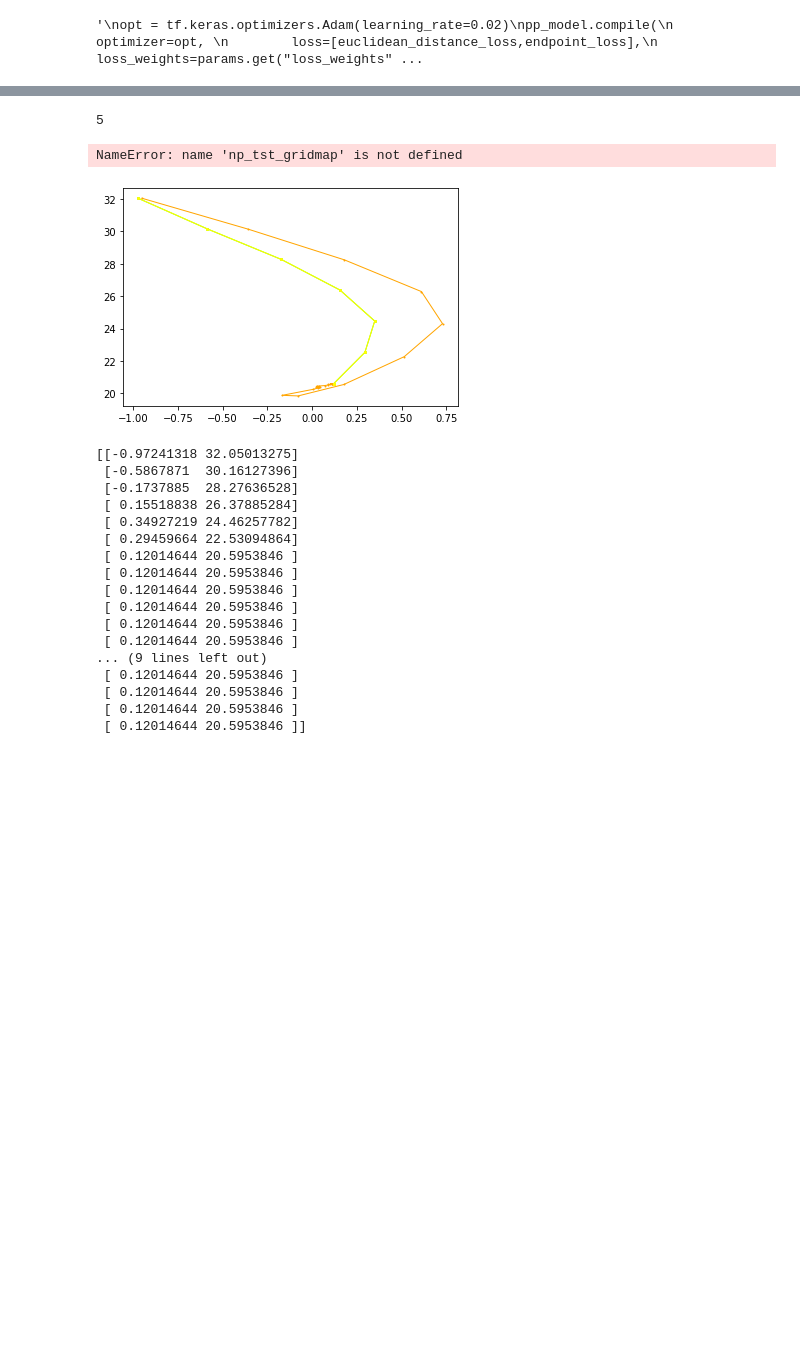
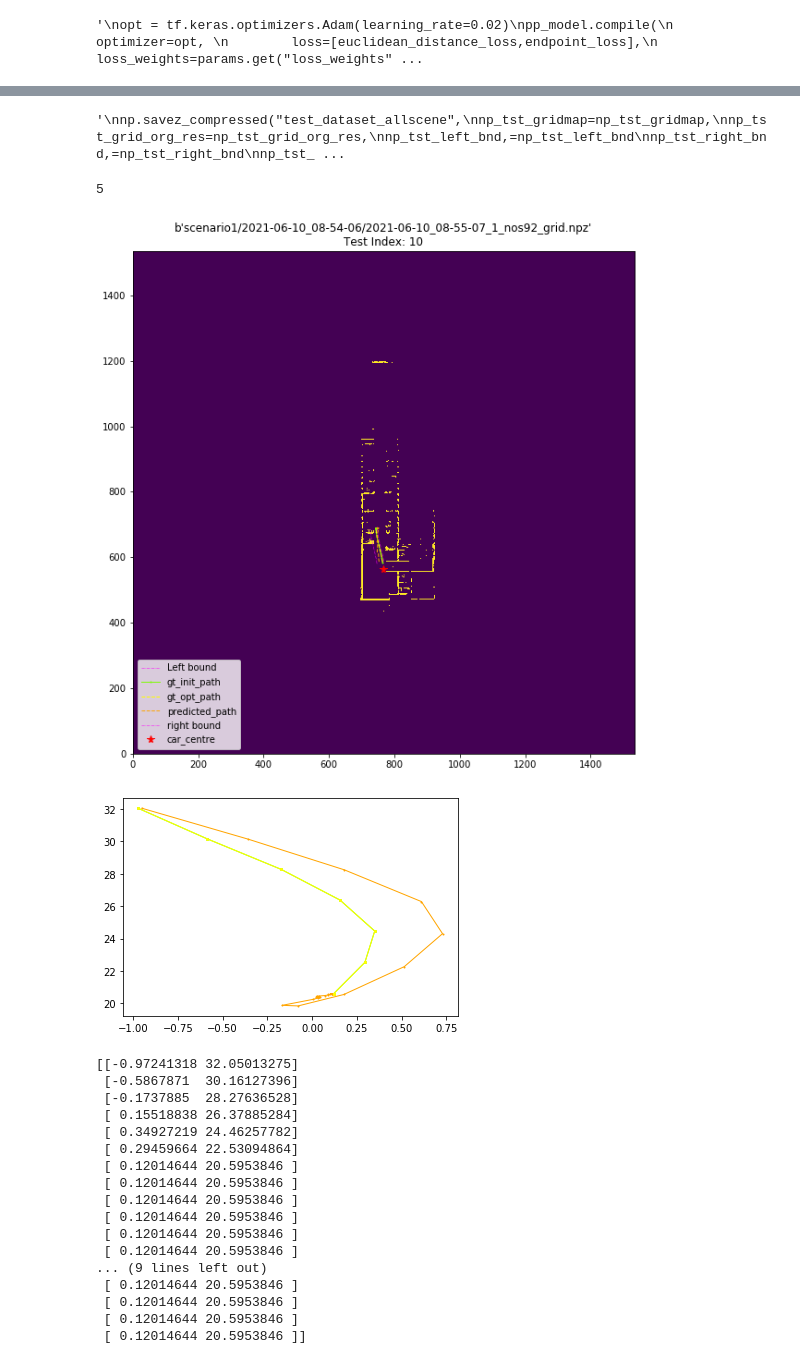
Before and after one commit to saitejamalyala/rosbag2numpy, a Jupyter notebook: test_model.ipynb, the cells around one changed output, grey strips where cells are left out. Saved outputs shown, nothing was run; the diff lists cells and outputs as text; code cells hidden in the pictures; blank space fills up the shorter version.

```diff
--- a/test_model.ipynb
+++ b/test_model.ipynb
@@ -24,5 +24,6 @@ Num GPUs Available:  1
 # %%
 dataset_dir = '/netpool/work/gpu-3/users/malyalasa/New_folder/tf_records'
 ds_loader = dataset_loader(tfrec_dir=dataset_dir, batch_size=32)
-ds_train, ds_valid, ds_test = ds_loader.build_dataset()
+#ds_train, ds_valid, ds_test = ds_loader.build_dataset()
+ds_train, ds_valid, ds_test = ds_loader.build_scenario_dataset(consider_scenes=8,no_train_scene=6,no_valid_scene=1,no_test_scene=1)
 # %% [output]
@@ -179,6 +180,8 @@ np_tst_car_odo,=np_tst_car_odo
 np_tst_init_path,=np_tst_init_path
 list_tst_file_details,=list_tst_file_details
 np_tst_opt_path)=np_tst_opt_path"""
+# %% [output]
+'\nnp.savez_compressed("test_dataset_allscene",\nnp_tst_gridmap=np_tst_gridmap,\nnp_tst_grid_org_res=np_tst_grid_org_res,\nnp_tst_left_bnd,=np_tst_left_bnd\nnp_tst_right_bnd,=np_tst_right_bnd\nnp_tst_ ...
 # %%
 #plot all inputs on gridmap(also an input)
 
@@ -221,15 +224,15 @@ def plot_scene(features):
     plt.title(f"{file_details}\nTest Index: {features['testidx']}")
     #save_fig_dir = '/netpool/work/gpu-3/users/malyalasa/New_folder/rosbag2numpy/test_results/all_testset_results'
 
-    root_dir = '/netpool/work/gpu-3/users/malyalasa/New_folder/rosbag2numpy/test_results/sorted'
-    scene_dir = os.path.split(file_details.numpy().decode("utf-8"))[0]
-    scene_dir = os.path.split(scene_dir)[0]
-    save_dir=os.path.join(root_dir,scene_dir)
-    if not os.path.exists(save_dir):
-        os.makedirs(save_dir)
-    plt.savefig(f"{save_dir}/Test_index_{features['testidx']}.png",dpi=300)
+    #root_dir = '/netpool/work/gpu-3/users/malyalasa/New_folder/rosbag2numpy/test_results/sorted'
+    #scene_dir = os.path.split(file_details.numpy().decode("utf-8"))[0]
+    #scene_dir = os.path.split(scene_dir)[0]
+    #save_dir=os.path.join(root_dir,scene_dir)
+    #if not os.path.exists(save_dir):
+    #    os.makedirs(save_dir)
+    #plt.savefig(f"{save_dir}/Test_index_{features['testidx']}.png",dpi=300)
 
-    plt.close()
+    #plt.close()
     #print(type(file_details))
 
     #return ax,fig
@@ -238,24 +241,24 @@ print(len(predictions[0:5]))
 # %% [output]
 5
 # %%
-test_idx= 143#12#785#1000#28#530#143#120#15#1300#530#320#50#1050
+test_idx= 10#15#143#12#785#1000#28#530#143#120#15#1300#530#320#50#1050
 #%matplotlib agg
 #for test_idx in trange(0,len(predictions)):
 test_data={}
 test_data["grid_map"]= np_tst_gridmap[test_idx]
 test_data["grid_org_res"]= np_tst_grid_org_res[test_idx]
 test_data["left_bnd"]= np_tst_left_bnd[test_idx]
 test_data["right_bnd"]= np_tst_right_bnd[test_idx]
 test_data["car_odo"]= np_tst_car_odo[test_idx]
 test_data["init_path"]= np_tst_init_path[test_idx]
 test_data["opt_path"]= np_tst_opt_path[test_idx]
 test_data["predictions"] = predictions[test_idx]
 test_data["file_details"] = list_tst_file_details[test_idx]
 test_data["testidx"] = test_idx
 #print(test_data["left_bnd"])
 plot_scene(test_data)
 # %% [output]
-NameError: name 'np_tst_gridmap' is not defined
+[figure, added]
 # %%
 plt.plot(predictions[test_idx][:,0],predictions[test_idx][:,1],'-o', color = 'orange', markersize=1, linewidth=1)
 plt.plot(np_tst_init_path[test_idx][:,0],np_tst_init_path[test_idx][:,1],'-o', color='lawngreen',markersize=2, linewidth=1)
```
Also changed, not shown: parts of 6 cells of this notebook, 5 other files.
